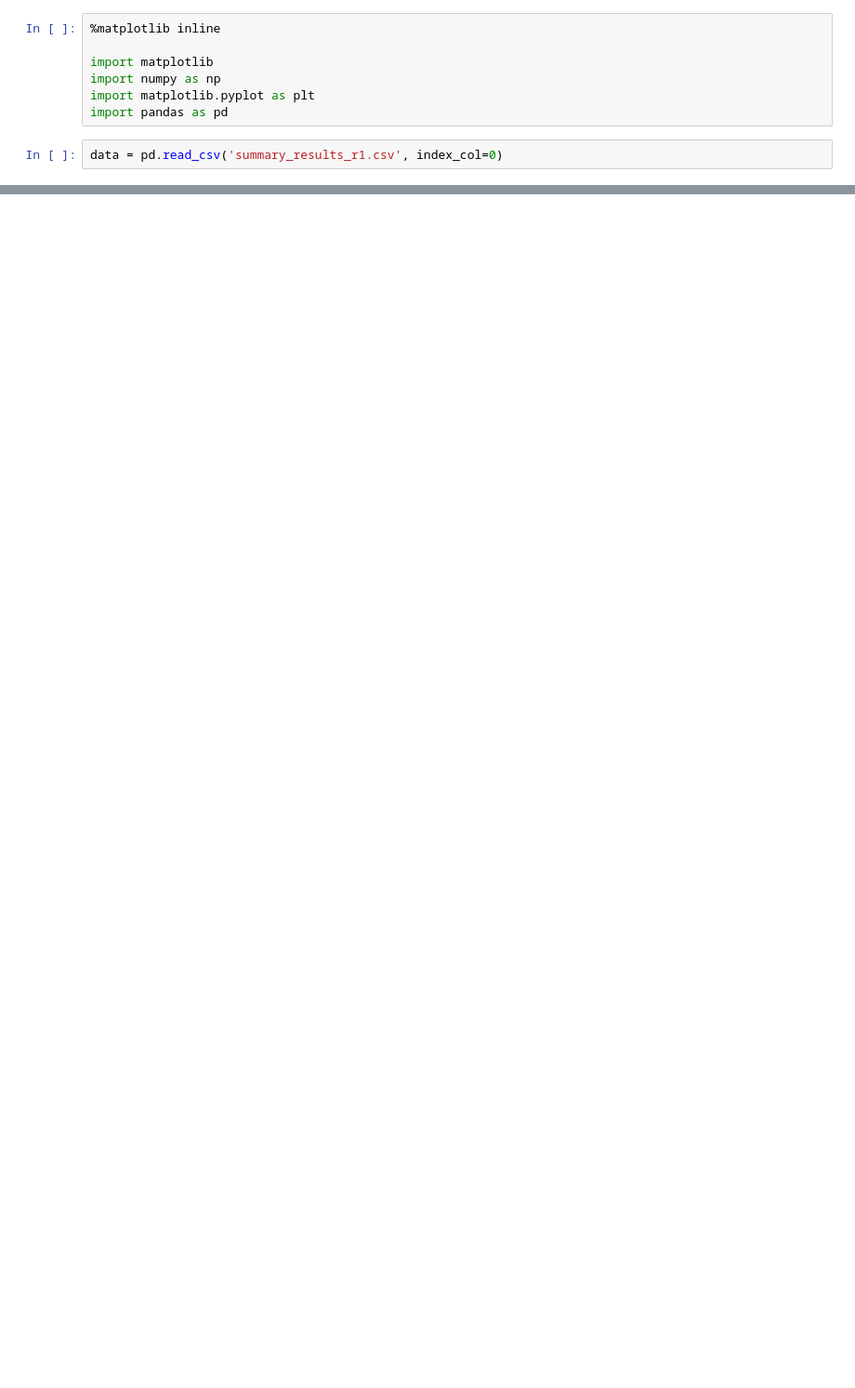
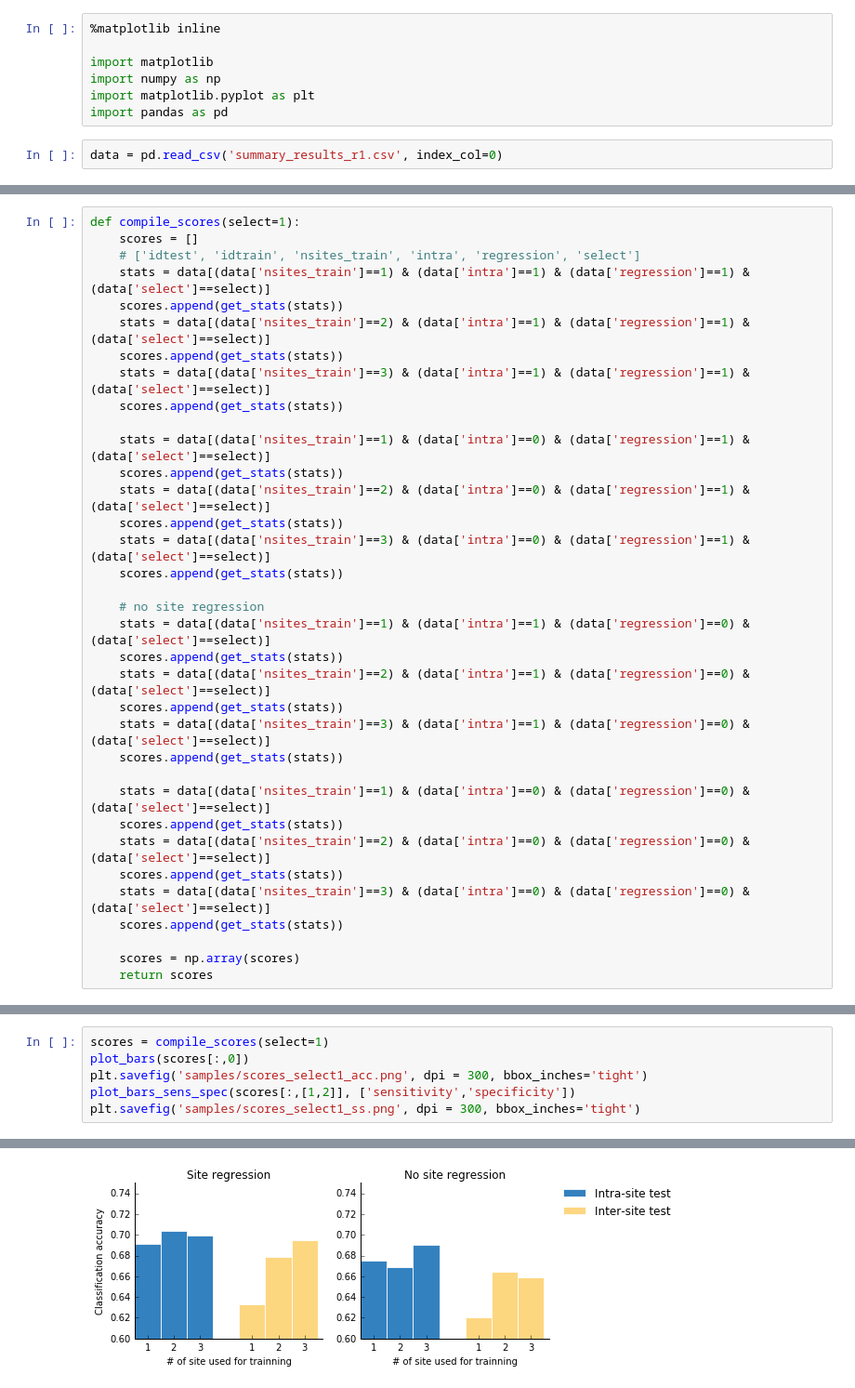
Before and after one commit to SIMEXP/schizo_multisite, a Jupyter notebook: figures/boxplot_acc.ipynb, the cells around one changed output, grey strips where cells are left out. Shown: that part at 93% size. Drawn from its saved outputs; the diff is of its cells as text; blank space fills up the shorter version.

Commit message:
include new figures

```diff
--- a/figures/boxplot_acc.ipynb
+++ b/figures/boxplot_acc.ipynb
@@ -100 +125,36 @@ Weight ratio [ 0.70348837  0.86428571  1.16346154  1.77941176]
+# %%
+def compile_scores(select=1):
+    scores = []
+    # ['idtest', 'idtrain', 'nsites_train', 'intra', 'regression', 'select']
+    stats = data[(data['nsites_train']==1) & (data['intra']==1) & (data['regression']==1) & (data['select']==select)]
+    scores.append(get_stats(stats))
+    stats = data[(data['nsites_train']==2) & (data['intra']==1) & (data['regression']==1) & (data['select']==select)]
+    scores.append(get_stats(stats))
+    stats = data[(data['nsites_train']==3) & (data['intra']==1) & (data['regression']==1) & (data['select']==select)]
+    scores.append(get_stats(stats))
+
+    stats = data[(data['nsites_train']==1) & (data['intra']==0) & (data['regression']==1) & (data['select']==select)]
+    scores.append(get_stats(stats))
+    stats = data[(data['nsites_train']==2) & (data['intra']==0) & (data['regression']==1) & (data['select']==select)]
+    scores.append(get_stats(stats))
+    stats = data[(data['nsites_train']==3) & (data['intra']==0) & (data['regression']==1) & (data['select']==select)]
+    scores.append(get_stats(stats))
+
+    # no site regression
+    stats = data[(data['nsites_train']==1) & (data['intra']==1) & (data['regression']==0) & (data['select']==select)]
+    scores.append(get_stats(stats))
+    stats = data[(data['nsites_train']==2) & (data['intra']==1) & (data['regression']==0) & (data['select']==select)]
+    scores.append(get_stats(stats))
+    stats = data[(data['nsites_train']==3) & (data['intra']==1) & (data['regression']==0) & (data['select']==select)]
+    scores.append(get_stats(stats))
+
+    stats = data[(data['nsites_train']==1) & (data['intra']==0) & (data['regression']==0) & (data['select']==select)]
+    scores.append(get_stats(stats))
+    stats = data[(data['nsites_train']==2) & (data['intra']==0) & (data['regression']==0) & (data['select']==select)]
+    scores.append(get_stats(stats))
+    stats = data[(data['nsites_train']==3) & (data['intra']==0) & (data['regression']==0) & (data['select']==select)]
+    scores.append(get_stats(stats))
+
+    scores = np.array(scores)
+    return scores
 # %%
@@ -411,0 +384,7 @@ ax.xaxis.set_ticks_position('bottom')
+# %%
+scores = compile_scores(select=1)
+plot_bars(scores[:,0])
+plt.savefig('samples/scores_select1_acc.png', dpi = 300, bbox_inches='tight')
+plot_bars_sens_spec(scores[:,[1,2]], ['sensitivity','specificity'])
+plt.savefig('samples/scores_select1_ss.png', dpi = 300, bbox_inches='tight')
+# %% [output]
@@ -411,0 +403 @@ ax.xaxis.set_ticks_position('bottom')
+[figure, added]
```
Also changed, not shown: parts of 15 cells of this notebook, 36 other files.
